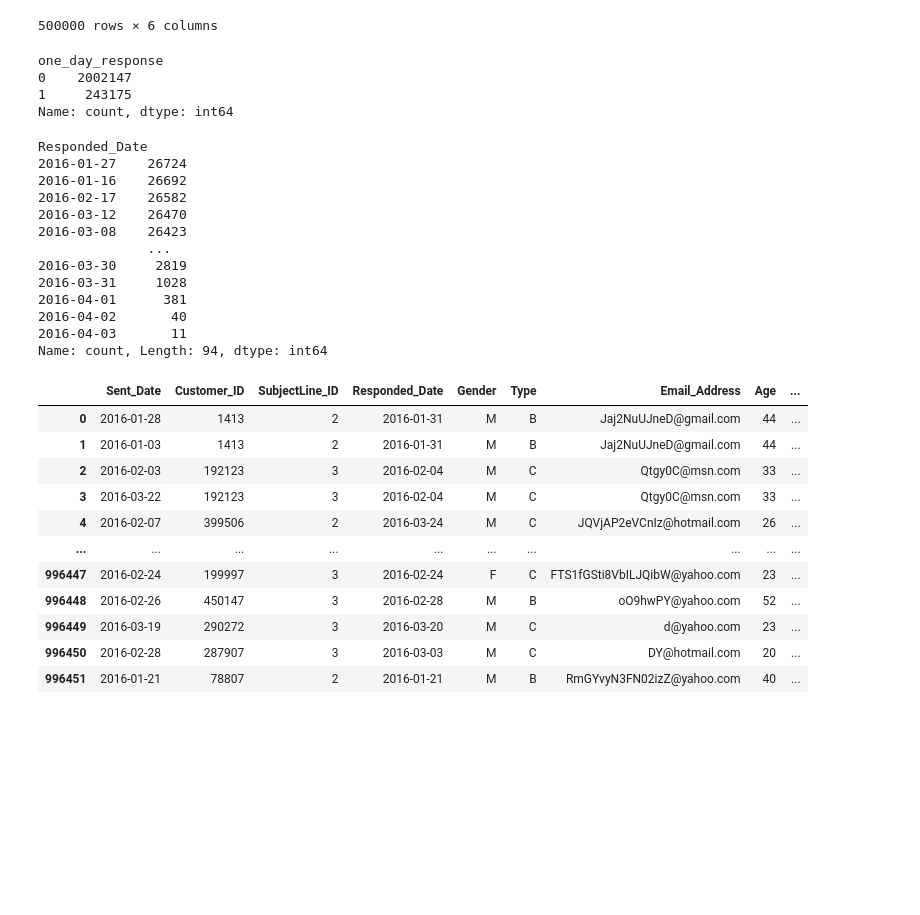
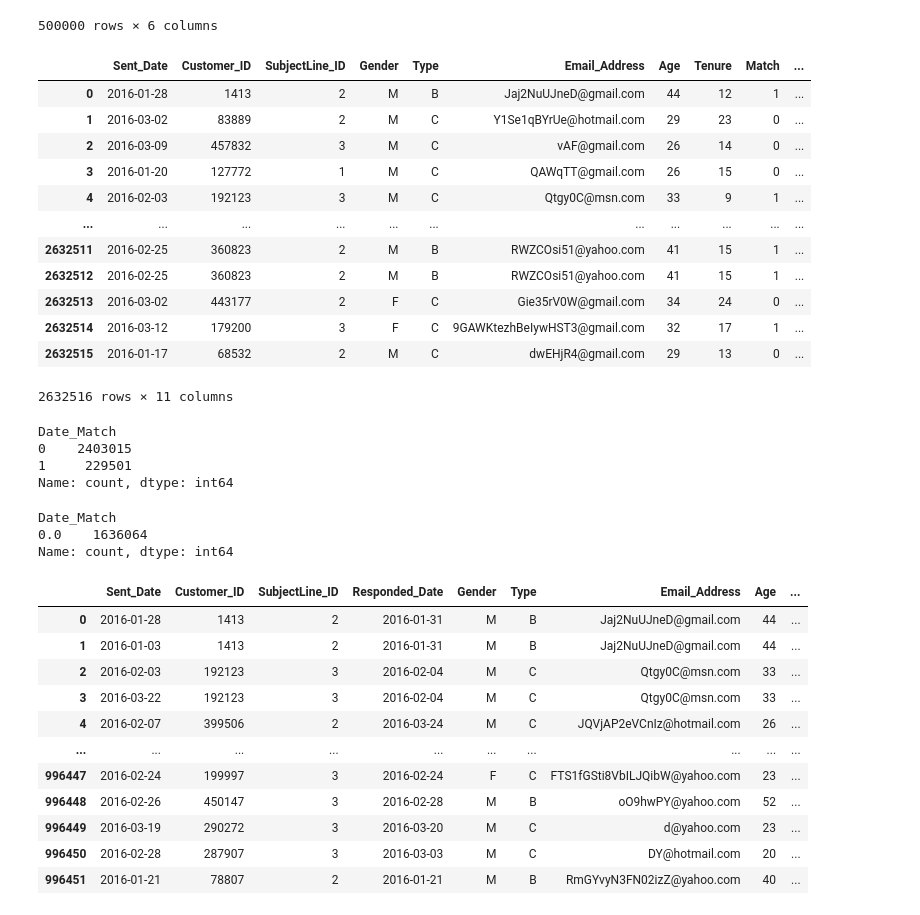
Before and after one commit to DMODPevahouse/ai_enabled_system, a Jupyter notebook: ReinforcementLearning/random_testing.ipynb, the cells around one changed output. Cells and saved outputs as stored; diff of their text form; code cells hidden in the pictures; blank space fills up the shorter version.

```diff
--- a/ReinforcementLearning/random_testing.ipynb
+++ b/ReinforcementLearning/random_testing.ipynb
@@ -74,30 +74,72 @@ df3
 | 499998 | 499999 | M | C | QkI8AH@hotmail.com | 33 | 11 |
 | 499999 | 500000 | F | B | 7NYSY@yahoo.com | 37 | 13 |
 500000 rows × 6 columns
+# %%
+import pandas as pd
+
+# merge sent_emails and userbase dataframes based on customer_id
+merged_df = pd.merge(df1, df3, on='Customer_ID', how='left')
+
+# now merged_df contains all the data from sent_emails and userbase dataframes
+# where the customer_id matches
+# replace NaN values with a default value
+#merged_df = merged_df.fillna(value={'column1': 'default_value1', 'column2': 'default_value2'})
+
+# or remove rows with NaN values
+#merged_df = merged_df.dropna()
+# %%
+merged_df['Match'] = 0
+for index, row in merged_df.iterrows():
+    customer_id = row['Customer_ID']
+    subjectline_id = row['SubjectLine_ID']
+    match = (df2['Customer_ID'] == customer_id) & (df2['SubjectLine_ID'] == subjectline_id)
+    if match.any():
+        merged_df.at[index, 'Match'] = 1
+# %%
+import numpy as np
+
+# Create a new column in merged_df to store the result
+merged_df['Date_Match'] = 0
+
+# Iterate over the rows of merged_df where Match is 1
+for index, row in merged_df[merged_df['Match'] == 1].iterrows():
+    customer_id = row['Customer_ID']
+    subjectline_id = row['SubjectLine_ID']
+    sent_date = row['Sent_Date']
+    match_row = df2[(df2['Customer_ID'] == customer_id) & (df2['SubjectLine_ID'] == subjectline_id)]
+    responded_date = match_row['Responded_Date'].values[0]
+    if pd.to_datetime(sent_date) == pd.to_datetime(responded_date):
+        merged_df.at[index, 'Date_Match'] = 1
+# %%
+merged_df
+# %% [output]
+|  | Sent_Date | Customer_ID | SubjectLine_ID | Gender | Type | Email_Address | Age | Tenure | Match | ... |
+| 0 | 2016-01-28 | 1413 | 2 | M | B | Jaj2NuUJneD@gmail.com | 44 | 12 | 1 | ... |
+| 1 | 2016-03-02 | 83889 | 2 | M | C | Y1Se1qBYrUe@hotmail.com | 29 | 23 | 0 | ... |
+| 2 | 2016-03-09 | 457832 | 3 | M | C | vAF@gmail.com | 26 | 14 | 0 | ... |
+| 3 | 2016-01-20 | 127772 | 1 | M | C | QAWqTT@gmail.com | 26 | 15 | 0 | ... |
+| 4 | 2016-02-03 | 192123 | 3 | M | C | Qtgy0C@msn.com | 33 | 9 | 1 | ... |
+| ... | ... | ... | ... | ... | ... | ... | ... | ... | ... | ... |
+| 2632511 | 2016-02-25 | 360823 | 2 | M | B | RWZCOsi51@yahoo.com | 41 | 15 | 1 | ... |
+| 2632512 | 2016-02-25 | 360823 | 2 | M | B | RWZCOsi51@yahoo.com | 41 | 15 | 1 | ... |
+| 2632513 | 2016-03-02 | 443177 | 2 | F | C | Gie35rV0W@gmail.com | 34 | 24 | 0 | ... |
+| 2632514 | 2016-03-12 | 179200 | 3 | F | C | 9GAWKtezhBeIywHST3@gmail.com | 32 | 17 | 1 | ... |
+| 2632515 | 2016-01-17 | 68532 | 2 | M | C | dwEHjR4@gmail.com | 29 | 13 | 0 | ... |
+2632516 rows × 11 columns
 # %%
 merged_df = df1.merge(df2, on='Customer_ID').merge(df3, on='Customer_ID')
 # %%
 merged_df['one_day_response']= merged_df.apply(lambda row: 1 if row['Sent_Date'] == row['Responded_Date'] else 0, axis=1)
 # %%
-merged_df["one_day_response"].value_counts()
+merged_df["Date_Match"].value_counts()
 # %% [output]
-one_day_response
-0    2002147
-1     243175
+Date_Match
+0    2403015
+1     229501
 Name: count, dtype: int64
 # %%
-merged_df["Responded_Date"].value_counts()
+merged_df["Date_Match"].value_counts()
 # %% [output]
-Responded_Date
-2016-01-27    26724
-2016-01-16    26692
-2016-02-17    26582
-2016-03-12    26470
-2016-03-08    26423
-              ...
-2016-03-30     2819
-2016-03-31     1028
-2016-04-01      381
-2016-04-02       40
-2016-04-03       11
-Name: count, Length: 94, dtype: int64
+Date_Match
+0.0    1636064
+Name: count, dtype: int64
```
Also changed, not shown: parts of 33 cells of this notebook, 3 other files.
